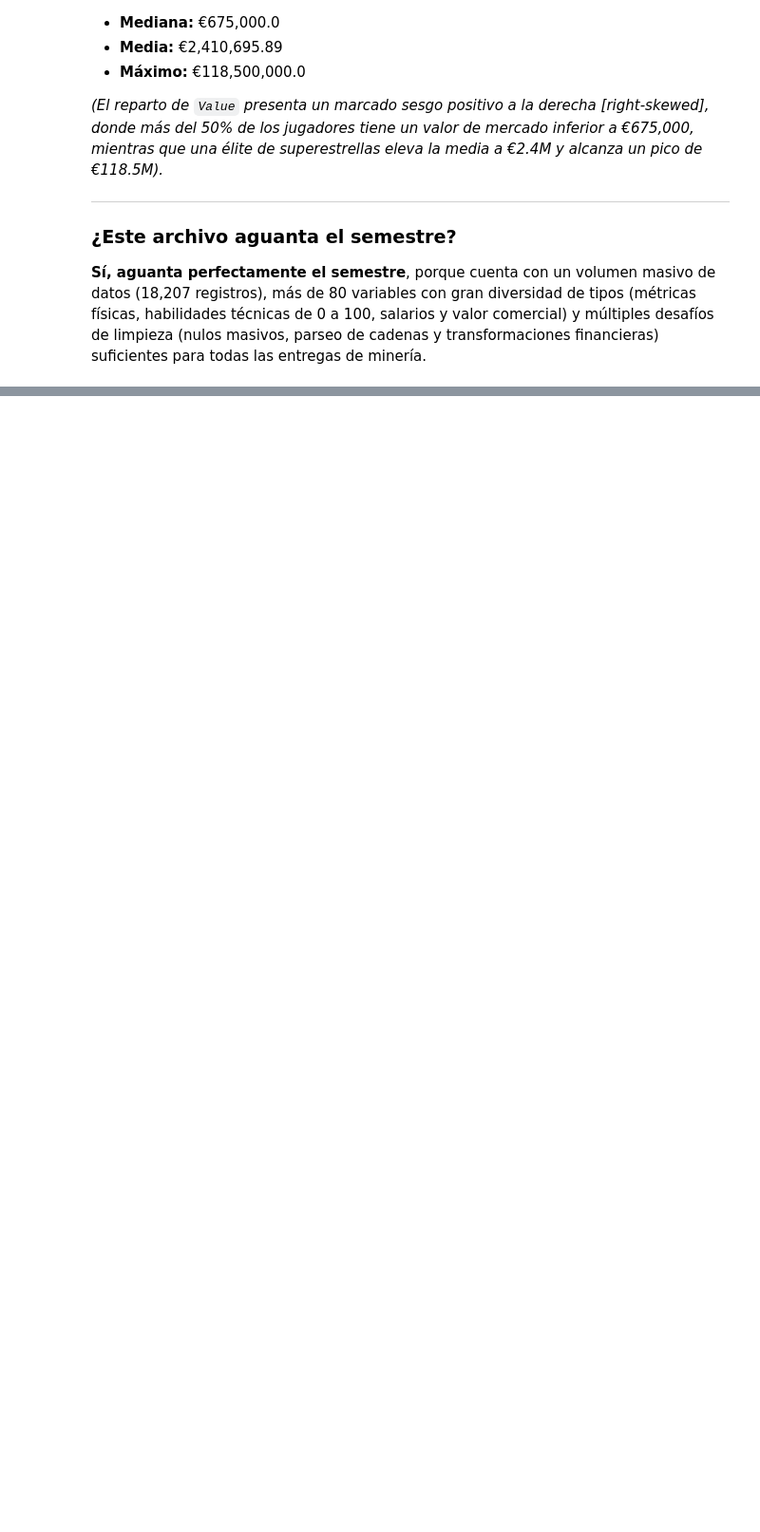
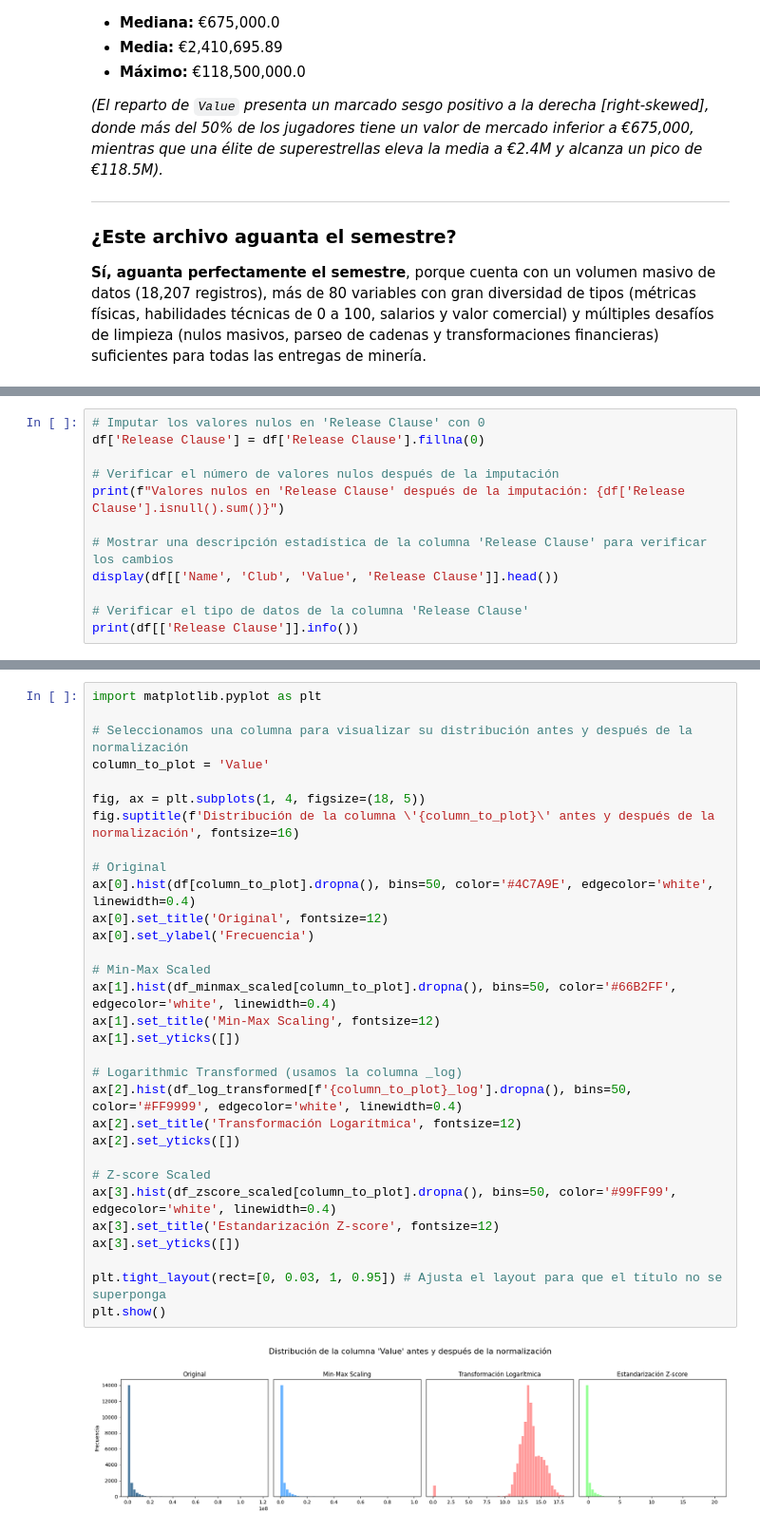
Before and after one commit to Racsok/mineria, a Jupyter notebook: analisis_datasets/Perfilado_de_datasetsMineria_fifa.ipynb, the cells around one changed output, grey strips where cells are left out. Shown at 95% size. Drawn from its saved outputs; the diff is of its cells as text; blank space fills up the shorter version.

```diff
--- a/analisis_datasets/Perfilado_de_datasetsMineria_fifa.ipynb
+++ b/analisis_datasets/Perfilado_de_datasetsMineria_fifa.ipynb
@@ -856,0 +949,12 @@ Al ser **`Value`** una variable continua económica (target de regresión), el m
+# %%
+# Imputar los valores nulos en 'Release Clause' con 0
+df['Release Clause'] = df['Release Clause'].fillna(0)
+
+# Verificar el número de valores nulos después de la imputación
+print(f"Valores nulos en 'Release Clause' después de la imputación: {df['Release Clause'].isnull().sum()}")
+
+# Mostrar una descripción estadística de la columna 'Release Clause' para verificar los cambios
+display(df[['Name', 'Club', 'Value', 'Release Clause']].head())
+
+# Verificar el tipo de datos de la columna 'Release Clause'
+print(df[['Release Clause']].info())
@@ -856,0 +1134,33 @@ Al ser **`Value`** una variable continua económica (target de regresión), el m
+# %%
+import matplotlib.pyplot as plt
+
+# Seleccionamos una columna para visualizar su distribución antes y después de la normalización
+column_to_plot = 'Value'
+
+fig, ax = plt.subplots(1, 4, figsize=(18, 5))
+fig.suptitle(f'Distribución de la columna \'{column_to_plot}\' antes y después de la normalización', fontsize=16)
+
+# Original
+ax[0].hist(df[column_to_plot].dropna(), bins=50, color='#4C7A9E', edgecolor='white', linewidth=0.4)
+ax[0].set_title('Original', fontsize=12)
+ax[0].set_ylabel('Frecuencia')
+
+# Min-Max Scaled
+ax[1].hist(df_minmax_scaled[column_to_plot].dropna(), bins=50, color='#66B2FF', edgecolor='white', linewidth=0.4)
+ax[1].set_title('Min-Max Scaling', fontsize=12)
+ax[1].set_yticks([])
+
+# Logarithmic Transformed (usamos la columna _log)
+ax[2].hist(df_log_transformed[f'{column_to_plot}_log'].dropna(), bins=50, color='#FF9999', edgecolor='white', linewidth=0.4)
+ax[2].set_title('Transformación Logarítmica', fontsize=12)
+ax[2].set_yticks([])
+
+# Z-score Scaled
+ax[3].hist(df_zscore_scaled[column_to_plot].dropna(), bins=50, color='#99FF99', edgecolor='white', linewidth=0.4)
+ax[3].set_title('Estandarización Z-score', fontsize=12)
+ax[3].set_yticks([])
+
+plt.tight_layout(rect=[0, 0.03, 1, 0.95]) # Ajusta el layout para que el título no se superponga
+plt.show()
+# %% [output]
+[figure, added]
```
Also changed, not shown: parts of 15 cells of this notebook.
